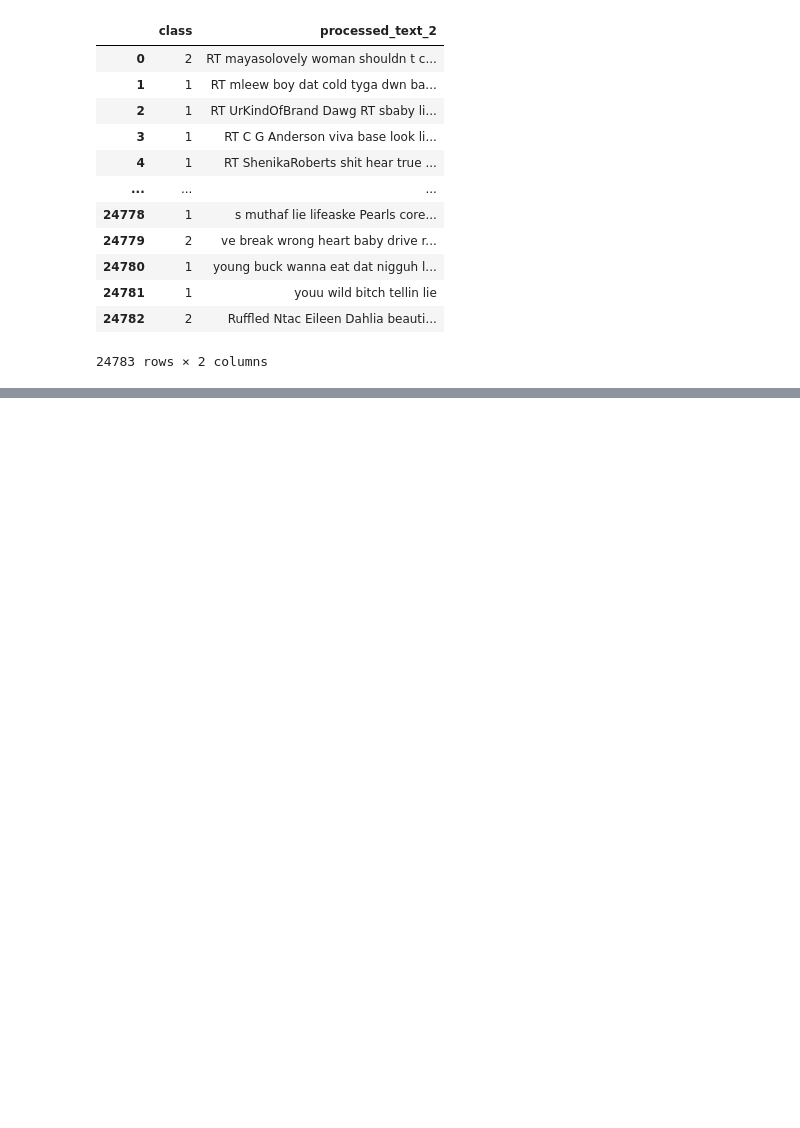
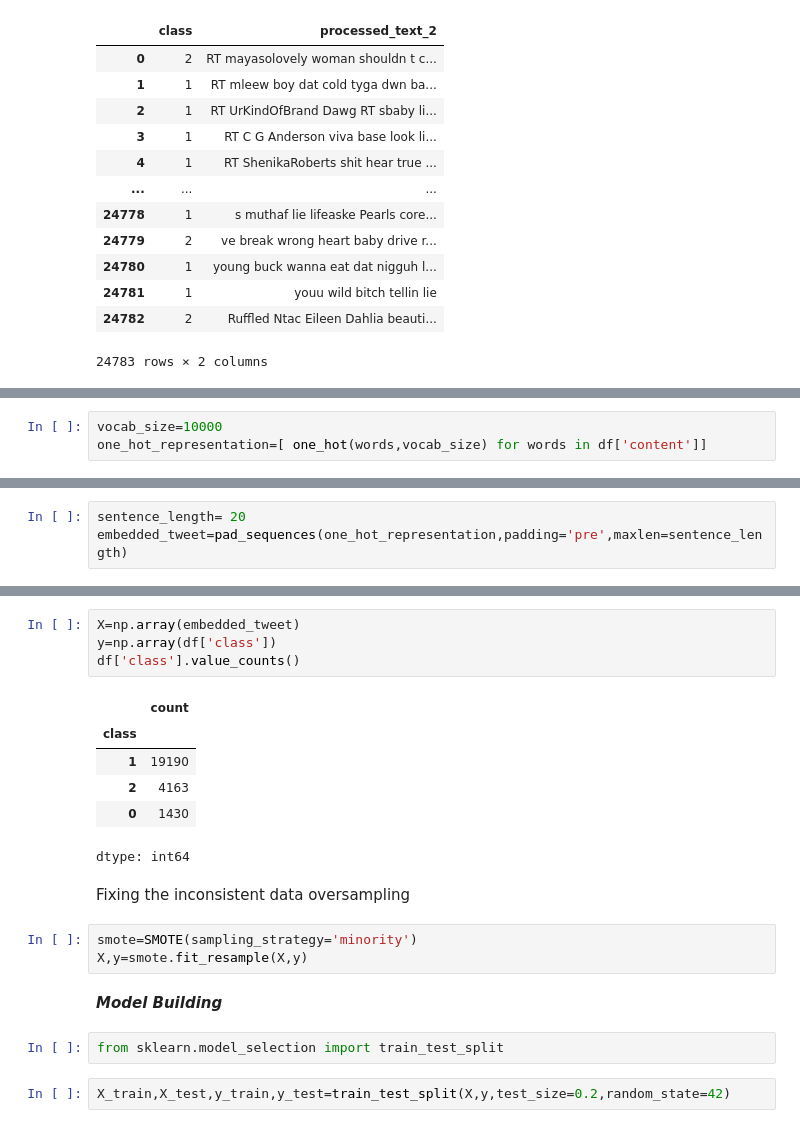
Before and after one commit to kartikrupal/Hate-Speech, a Jupyter notebook: main.ipynb, the cells around one changed output, grey strips where cells are left out. Saved outputs shown, nothing was run; the diff lists cells and outputs as text; blank space fills up the shorter version.

```diff
--- a/main.ipynb
+++ b/main.ipynb
@@ -245,0 +279,3 @@ df
+# %%
+vocab_size=10000
+one_hot_representation=[ one_hot(words,vocab_size) for words in df['content']]
@@ -245,0 +302,3 @@ df
+# %%
+sentence_length= 20
+embedded_tweet=pad_sequences(one_hot_representation,padding='pre',maxlen=sentence_length)
@@ -245,0 +321,22 @@ df
+# %%
+X=np.array(embedded_tweet)
+y=np.array(df['class'])
+df['class'].value_counts()
+# %% [output]
+|  | count |
+| class |  |
+| 1 | 19190 |
+| 2 | 4163 |
+| 0 | 1430 |
+dtype: int64
+# %% [markdown]
+Fixing the inconsistent data oversampling
+# %%
+smote=SMOTE(sampling_strategy='minority')
+X,y=smote.fit_resample(X,y)
+# %% [markdown]
+***Model Building***
+# %%
+from sklearn.model_selection import train_test_split
+# %%
+X_train,X_test,y_train,y_test=train_test_split(X,y,test_size=0.2,random_state=42)
```
Also changed, not shown: parts of 10 cells of this notebook.
